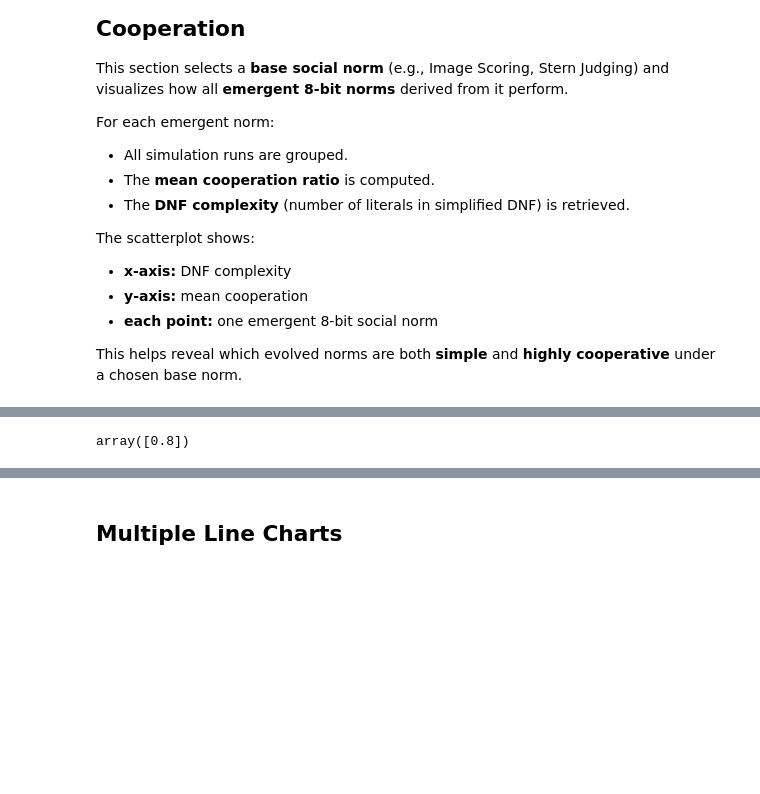
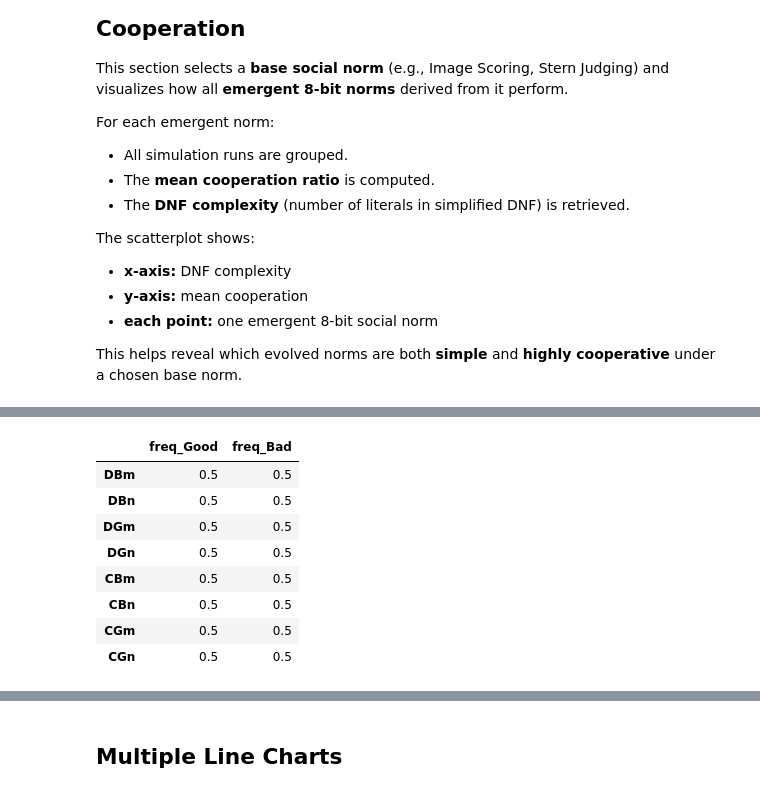
Before and after one commit to cfonsecahenrique/SNARE, a Jupyter notebook: results_reader.ipynb, the cells around one changed output, grey strips where cells are left out. Cells and saved outputs as stored; diff of their text form; code cells hidden in the pictures; blank space fills up the shorter version.

```diff
--- a/results_reader.ipynb
+++ b/results_reader.ipynb
@@ -175,6 +228,44 @@ plot
 # %% [output]
 [interactive output not drawn]
 # %%
-filtered.gamma_center.unique()
+# 1. Choose base norm (must match identify_base_norm output)
+chosen_base_norm = "Stern Judging"   # ← adjust as needed
+
+# Filter only runs that originate from this base norm
+filtered = merged_df[merged_df["base_social_norm"] == chosen_base_norm].copy()
+filtered = filtered[filtered.Z == 50]
+filtered = filtered[filtered.gens == 1000]
+filtered = filtered[filtered.gamma_center == 0.2]
+
+# 2. Average all runs per emergent norm
+grouped = (
+    filtered.groupby(["8bit_vector", "DNF_literals", "Emotion_Leniency"], as_index=False)
+            .agg(mean_coop=("average_cooperation", "mean"))
+)
+
+elites = grouped[grouped.mean_coop >= 0]
-# %% [output]
-array([0.8])
+# %%
+# Split the bitstrings into columns
+bits = elites["8bit_vector"].apply(lambda s: pd.Series(list(s))).astype(int)
+bits.columns = ["DBm", "DBn", "DGm", "DGn", "CBm", "CBn", "CGm", "CGn"]
+
+# Frequency of 1s and 0s at each position
+bit_summary = pd.DataFrame({
+    "freq_Good": bits.mean(),
+    "freq_Bad": 1 - bits.mean()
+})
+
+# Optional: merge back if you want combined dataframe
+df_bits = pd.concat([elites, bits], axis=1)
+
+bit_summary
+# %% [output]
+|  | freq_Good | freq_Bad |
+| DBm | 0.5 | 0.5 |
+| DBn | 0.5 | 0.5 |
+| DGm | 0.5 | 0.5 |
+| DGn | 0.5 | 0.5 |
+| CBm | 0.5 | 0.5 |
+| CBn | 0.5 | 0.5 |
+| CGm | 0.5 | 0.5 |
+| CGn | 0.5 | 0.5 |
```
Also changed, not shown: parts of 6 cells of this notebook, 1 other file.
